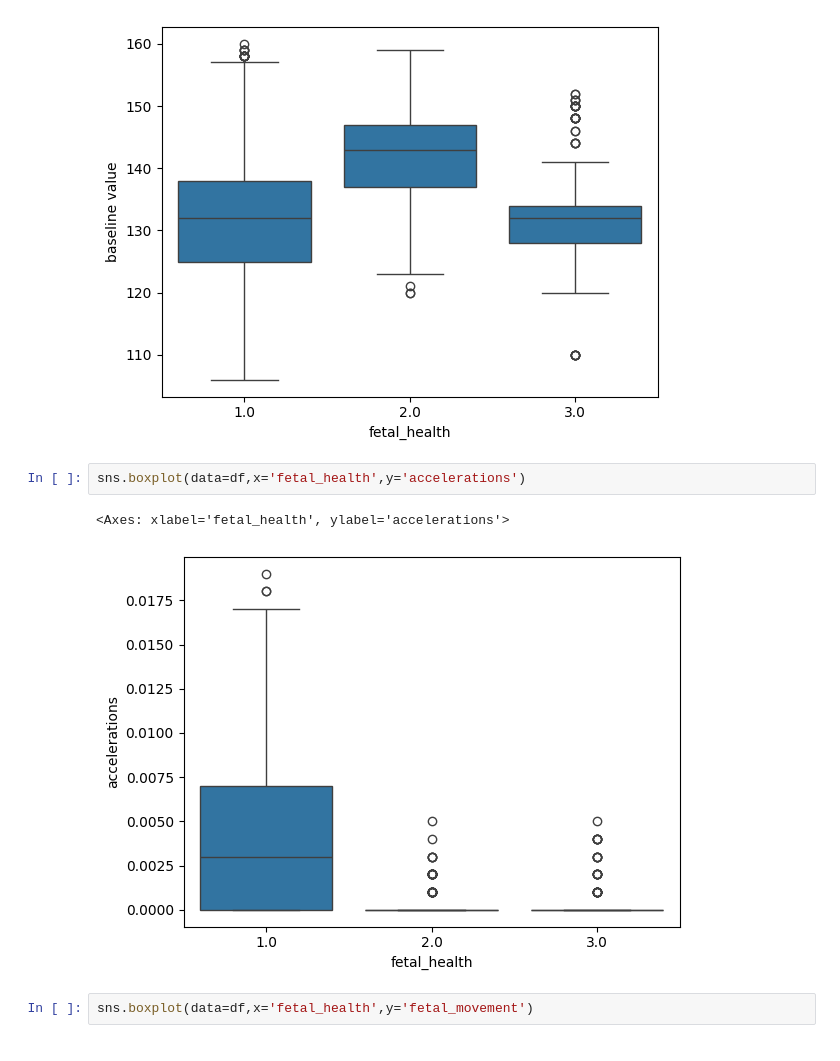
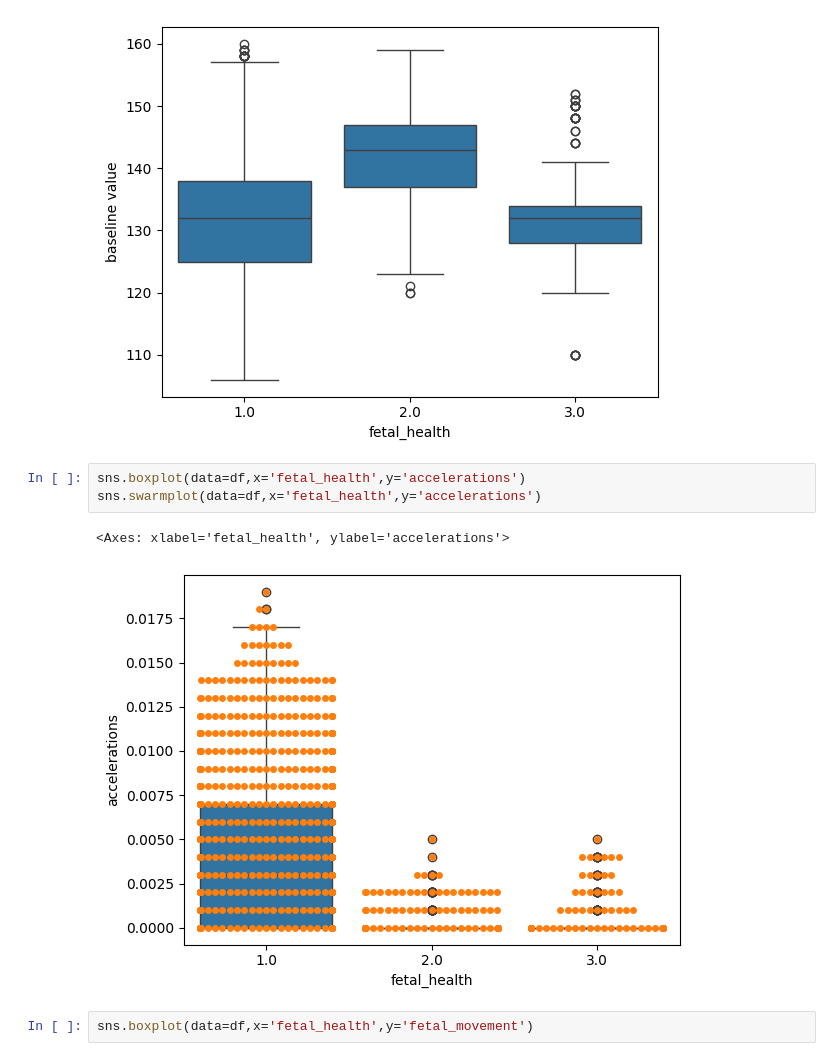
Before and after one commit to AayushParab44/Advanced_Statistics, a Jupyter notebook: EDA_Foetal_Health_Analysis notebook.ipynb, the cells around one changed output. Drawn from its saved outputs; the diff is of its cells as text.

```diff
--- a/EDA_Foetal_Health_Analysis notebook.ipynb
+++ b/EDA_Foetal_Health_Analysis notebook.ipynb
@@ -234,9 +237,10 @@ sns.boxplot(data=df,x='fetal_health',y='baseline value')
 [figure]
 # %%
 sns.boxplot(data=df,x='fetal_health',y='accelerations')
+sns.swarmplot(data=df,x='fetal_health',y='accelerations')
 # %% [output]
 <Axes: xlabel='fetal_health', ylabel='accelerations'>
-[figure, old version]
+[figure, new version]
 # %%
 sns.boxplot(data=df,x='fetal_health',y='fetal_movement')
 # %% [output]
```
Also changed, not shown: parts of 6 cells of this notebook, 7 other files.
